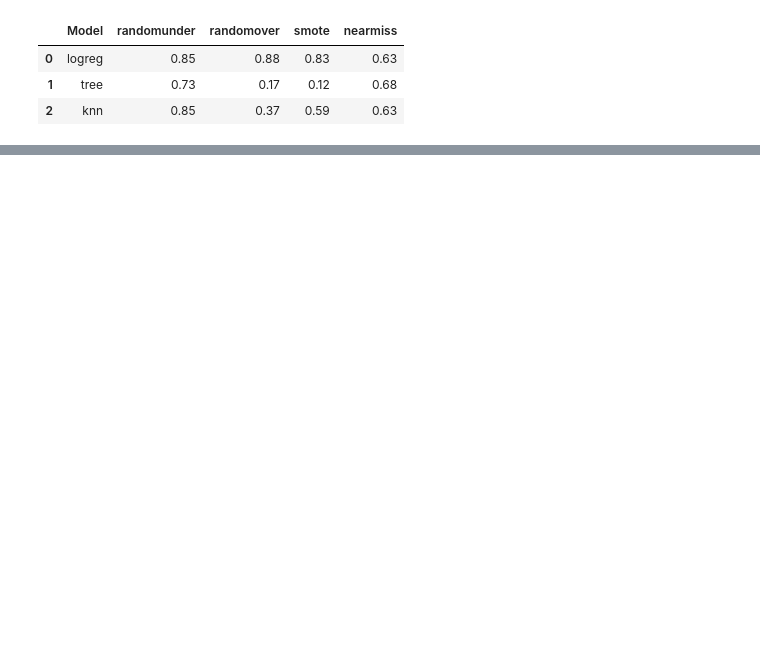
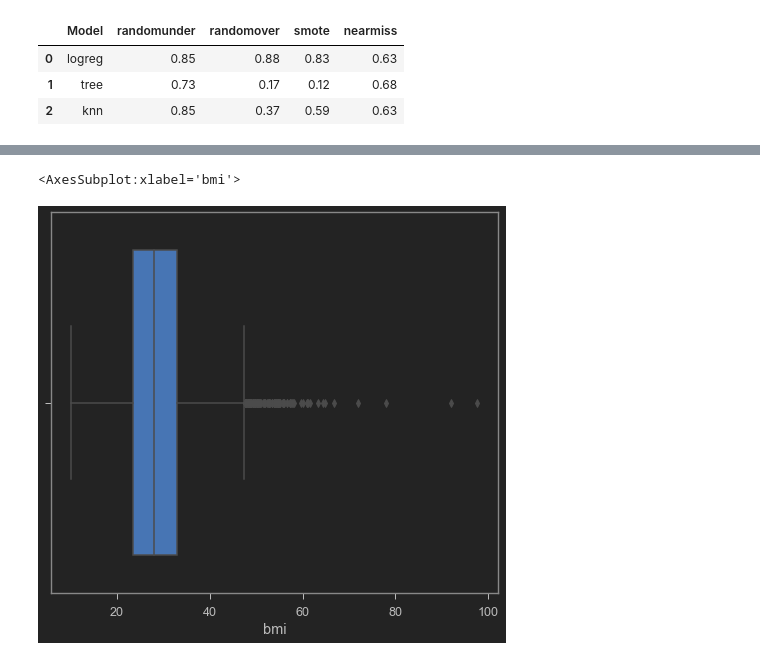
Before and after one commit to shinjiriki/Final-Project-Stroke, a Jupyter notebook: stroke_predict.ipynb, the cells around one changed output, grey strips where cells are left out. Drawn from its saved outputs; the diff is of its cells as text; code cells hidden in the pictures; blank space fills up the shorter version.

```diff
--- a/stroke_predict.ipynb
+++ b/stroke_predict.ipynb
@@ -791,0 +773,5 @@ overall_func()
+# %%
+sns.boxplot(data = df, x = df['bmi'])
+# %% [output]
+<AxesSubplot:xlabel='bmi'>
+[figure, added]
```
Also changed, not shown: parts of 118 cells of this notebook.
